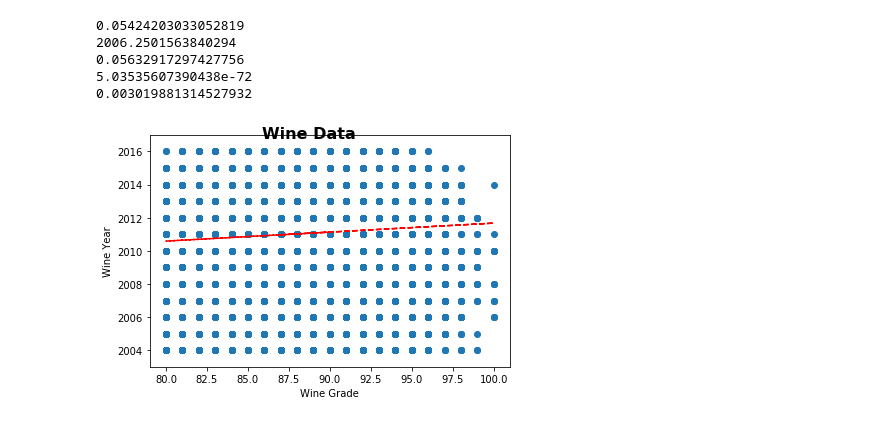
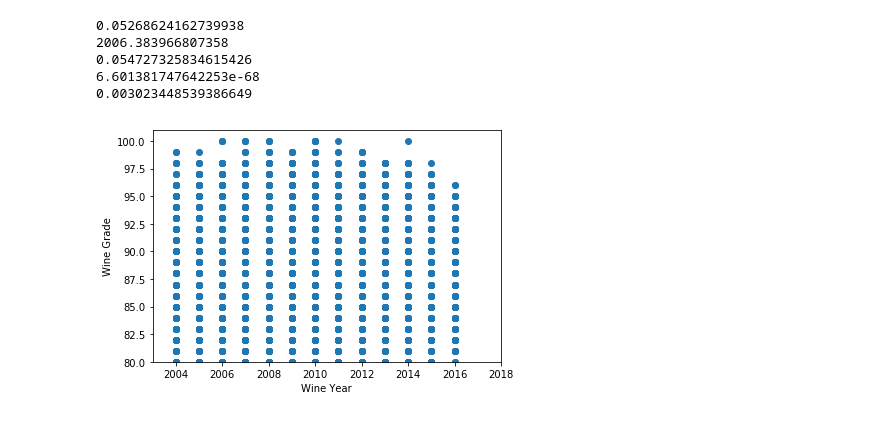
Before and after one commit to r33nava/Project1, a Jupyter notebook: Regression_Year_Grade.ipynb, the cells around one changed output. Drawn from its saved outputs; the diff is of its cells as text; code cells hidden in the pictures.

```diff
--- a/Regression_Year_Grade.ipynb
+++ b/Regression_Year_Grade.ipynb
@@ -6,7 +6,7 @@ import numpy as np
 import pandas as pd
 # %%
 #Load Data
-df = pd.read_csv("winedata_coord.csv")
+df = pd.read_csv("winedata_coord_type.csv")
 df.head(2)
 # %% [output]
 |  | Unnamed: 0 | Unnamed: 0.1 | Title | Variety | Year | Price | Grade | Winery | Province | Region | ... |
@@ -31,29 +31,29 @@ print(rvalue)
 print(pvalue)
 print(stderr)
 # %% [output]
-0.05424203033052819
-2006.2501563840294
-0.05632917297427756
-5.03535607390438e-72
-0.003019881314527932
+0.05268624162739938
+2006.383966807358
+0.054727325834615426
+6.601381747642253e-68
+0.003023448539386649
 # %%
 # Plot data
 fig, ax = plt.subplots()
 
-fig.suptitle("Wine Data", fontsize=16, fontweight="bold")
+#fig.suptitle("Wine Data", fontsize=16, fontweight="bold")
 
-ax.set_xlim(79, 101)
-ax.set_ylim(2003, 2017)
+ax.set_ylim(80, 101)
+ax.set_xlim(2003, 2018)
 
-ax.set_xlabel("Wine Grade")
-ax.set_ylabel("Wine Year")
+ax.set_ylabel("Wine Grade")
+ax.set_xlabel("Wine Year")
 
-ax.plot(grade, year, linewidth=0, marker='o')
+ax.plot(year, grade, linewidth=0, marker='o')
 ax.plot(grade, fit, 'r--')
 
 # Save our graph and show the grap
 plt.tight_layout()
 plt.savefig("WineData_GradeYear.png")
 plt.show()
 # %% [output]
-[figure, old version]
+[figure, new version]
```
Also changed, not shown: parts of 1 cell of this notebook, 23 other files.
